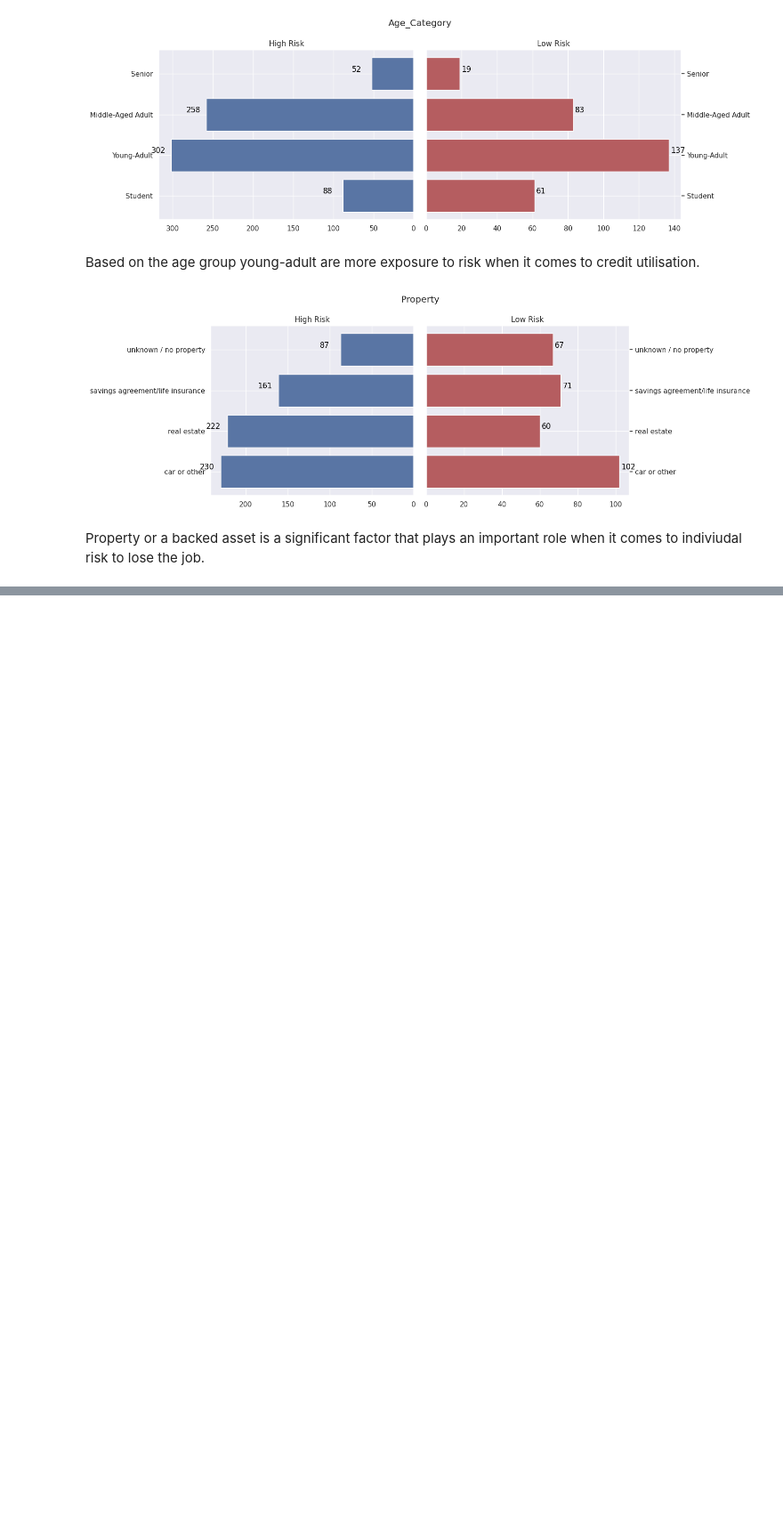
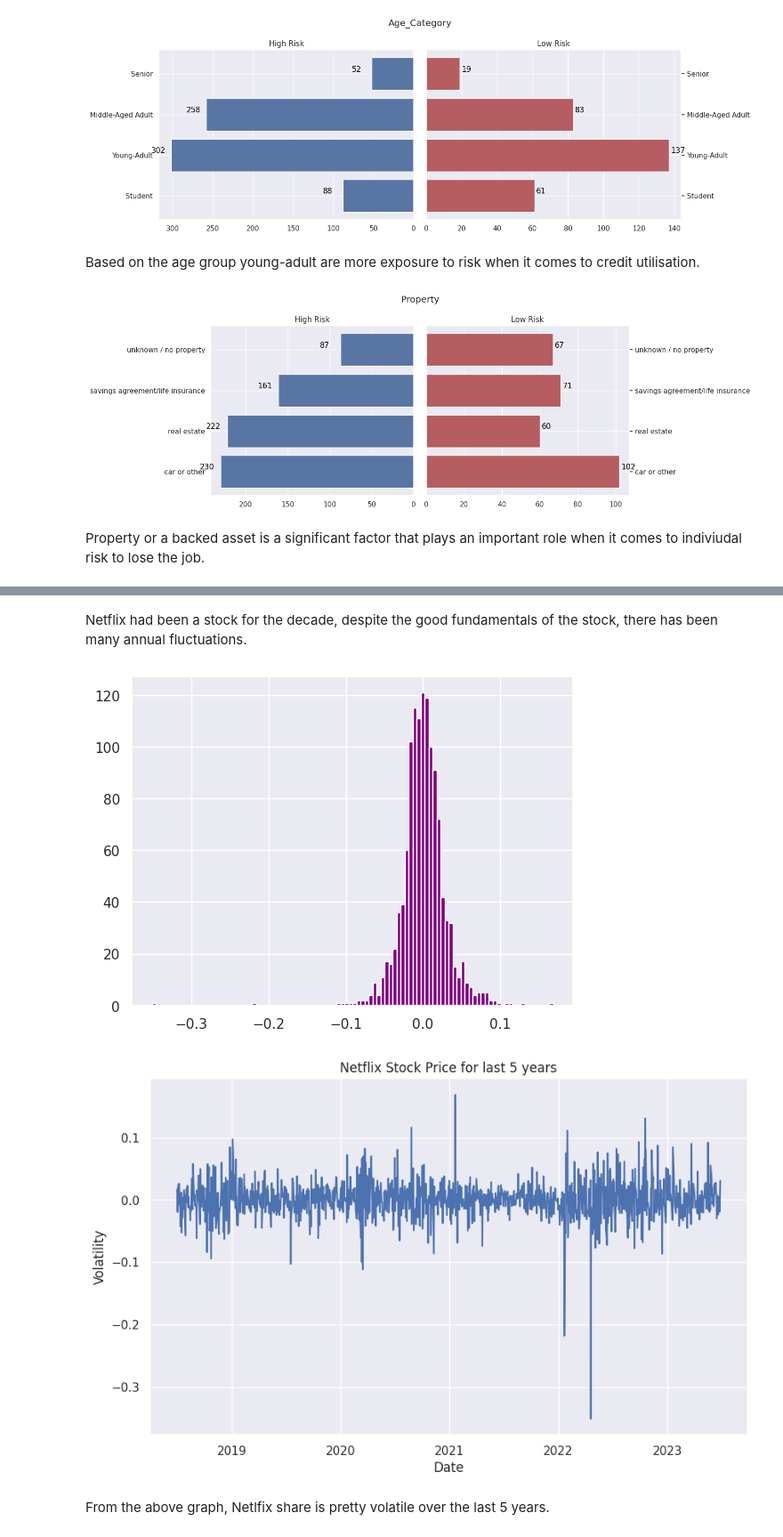
Before and after one commit to aniket-khanchi/ML_Projects, a Jupyter notebook: EDA/credit_data.ipynb, the cells around one changed output, grey strips where cells are left out. Shown at 89% size. Cells and saved outputs as stored; diff of their text form; code cells hidden in the pictures; blank space fills up the shorter version.

```diff
--- a/EDA/credit_data.ipynb
+++ b/EDA/credit_data.ipynb
@@ -174,0 +218,17 @@ Property or a backed asset is a significant factor that plays an important role
+# %% [markdown]
+Netflix had been a stock for the decade, despite the good fundamentals of the stock, there has been many annual fluctuations.
+# %%
+# Calculate volatility (standard deviation of daily returns)
+data['vol'] = (data['Adj Close']/data['Adj Close'].shift(1)) - 1
+data['vol'].hist(bins=100, color='purple');
+plt.figure(figsize=(10, 6))
+plt.plot(data['vol'])
+plt.xlabel('Date')
+plt.ylabel('Volatility')
+plt.title('Netflix Stock Price for last 5 years')
+plt.show()
+# %% [output]
+[figure, added]
+[figure, added]
+# %% [markdown]
+From the above graph, Netlfix share is pretty volatile over the last 5 years.
```
Also changed, not shown: parts of 4 cells of this notebook, 6 other files.
